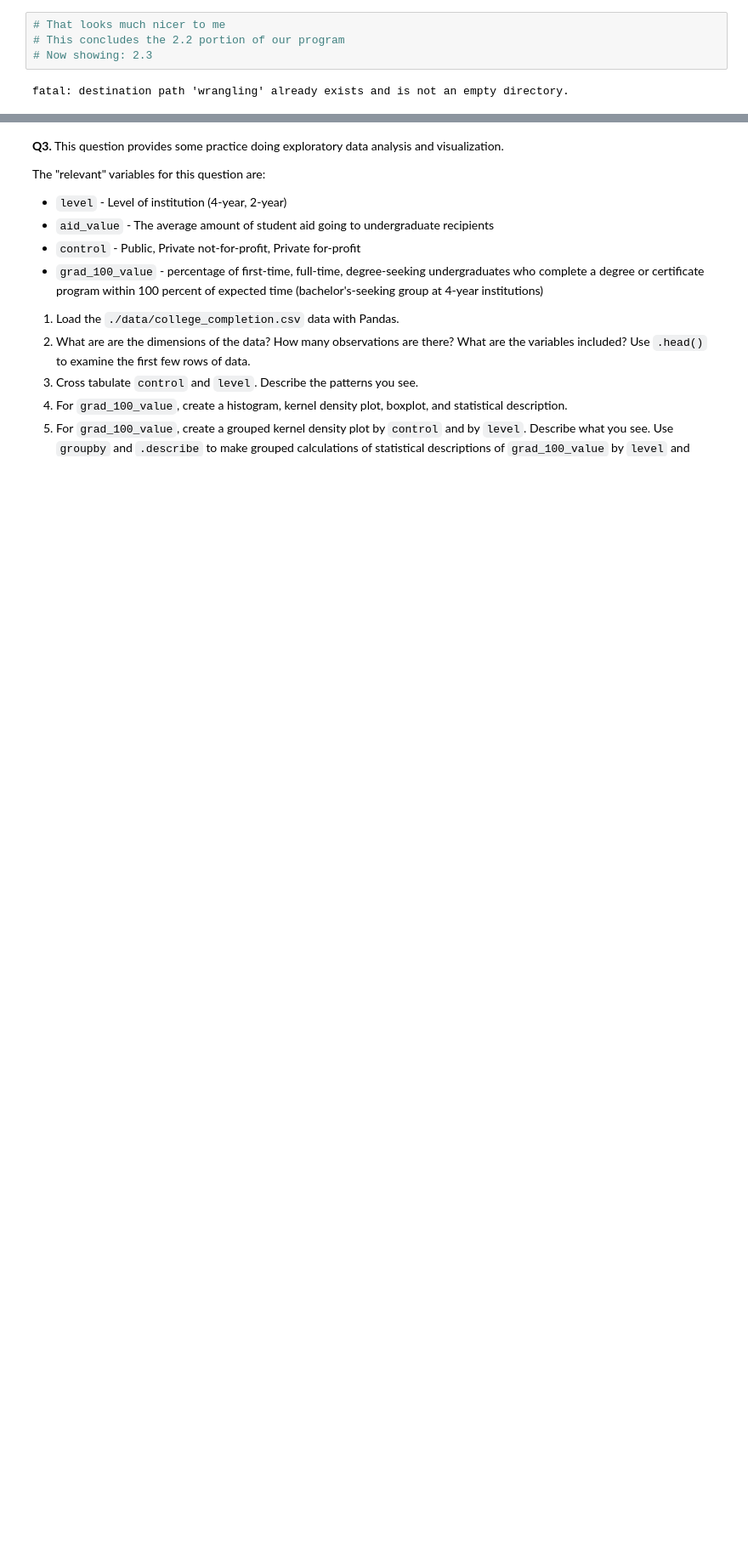
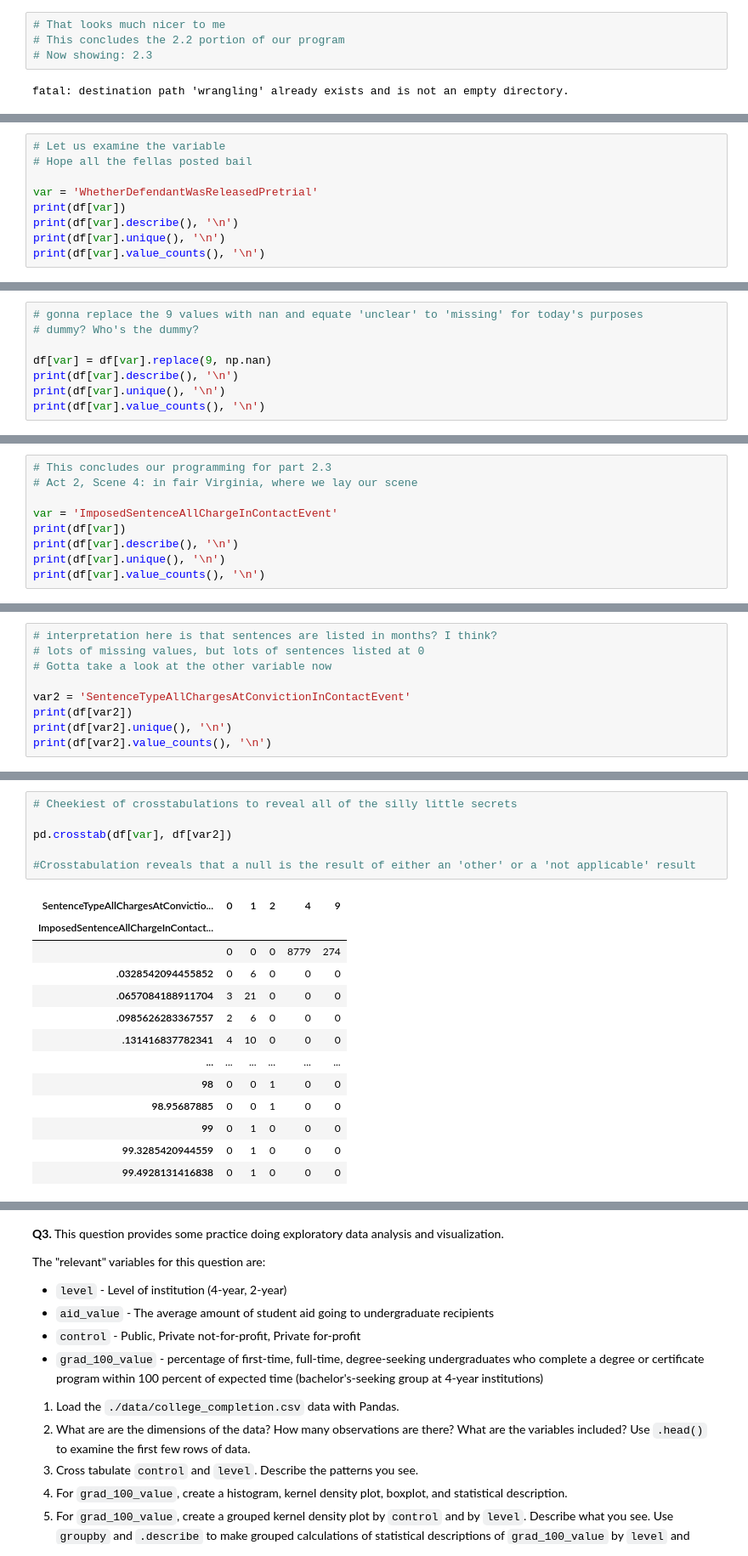
Before and after one commit to charlie-perez-35/DS3001-assignment2, a Jupyter notebook: assignment2.ipynb, the cells around one changed output, grey strips where cells are left out. Shown at 85% size. Drawn from its saved outputs; the diff is of its cells as text; blank space fills up the shorter version.

```diff
--- a/assignment2.ipynb
+++ b/assignment2.ipynb
@@ -329,0 +350,9 @@ KeyboardInterrupt: ignored
+# %%
+# Let us examine the variable
+# Hope all the fellas posted bail
+
+var = 'WhetherDefendantWasReleasedPretrial'
+print(df[var])
+print(df[var].describe(), '\n')
+print(df[var].unique(), '\n')
+print(df[var].value_counts(), '\n')
@@ -329,0 +377,8 @@ KeyboardInterrupt: ignored
+# %%
+# gonna replace the 9 values with nan and equate 'unclear' to 'missing' for today's purposes
+# dummy? Who's the dummy?
+
+df[var] = df[var].replace(9, np.nan)
+print(df[var].describe(), '\n')
+print(df[var].unique(), '\n')
+print(df[var].value_counts(), '\n')
@@ -329,0 +401,9 @@ KeyboardInterrupt: ignored
+# %%
+# This concludes our programming for part 2.3
+# Act 2, Scene 4: in fair Virginia, where we lay our scene
+
+var = 'ImposedSentenceAllChargeInContactEvent'
+print(df[var])
+print(df[var].describe(), '\n')
+print(df[var].unique(), '\n')
+print(df[var].value_counts(), '\n')
@@ -329,0 +428,9 @@ KeyboardInterrupt: ignored
+# %%
+# interpretation here is that sentences are listed in months? I think?
+# lots of missing values, but lots of sentences listed at 0
+# Gotta take a look at the other variable now
+
+var2 = 'SentenceTypeAllChargesAtConvictionInContactEvent'
+print(df[var2])
+print(df[var2].unique(), '\n')
+print(df[var2].value_counts(), '\n')
@@ -329,0 +458,20 @@ KeyboardInterrupt: ignored
+# %%
+# Cheekiest of crosstabulations to reveal all of the silly little secrets
+
+pd.crosstab(df[var], df[var2])
+
+#Crosstabulation reveals that a null is the result of either an 'other' or a 'not applicable' result
+# %% [output]
+| SentenceTypeAllChargesAtConvictio... | 0 | 1 | 2 | 4 | 9 |
+| ImposedSentenceAllChargeInContact... |  |  |  |  |  |
+|  | 0 | 0 | 0 | 8779 | 274 |
+| .0328542094455852 | 0 | 6 | 0 | 0 | 0 |
+| .0657084188911704 | 3 | 21 | 0 | 0 | 0 |
+| .0985626283367557 | 2 | 6 | 0 | 0 | 0 |
+| .131416837782341 | 4 | 10 | 0 | 0 | 0 |
+| ... | ... | ... | ... | ... | ... |
+| 98 | 0 | 0 | 1 | 0 | 0 |
+| 98.95687885 | 0 | 0 | 1 | 0 | 0 |
+| 99 | 0 | 1 | 0 | 0 | 0 |
+| 99.3285420944559 | 0 | 1 | 0 | 0 | 0 |
+| 99.4928131416838 | 0 | 1 | 0 | 0 | 0 |
```
Also changed, not shown: parts of 10 cells of this notebook.
